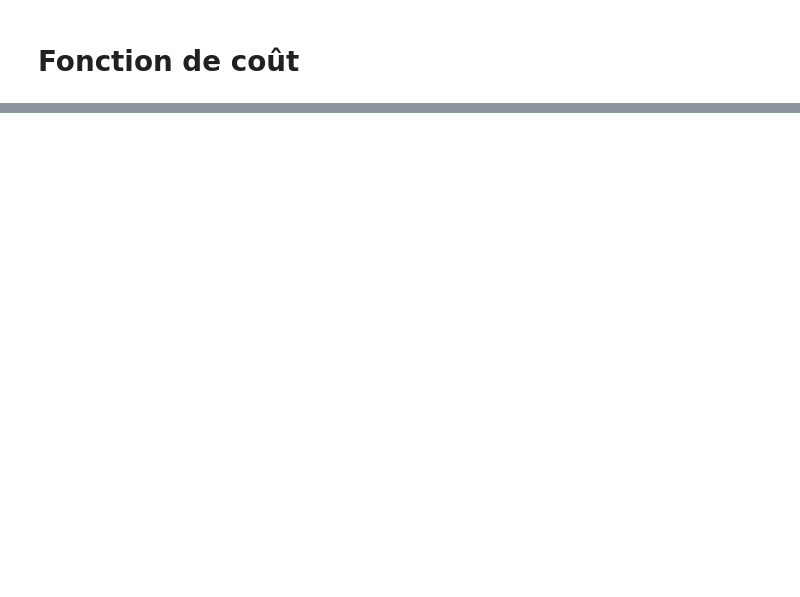
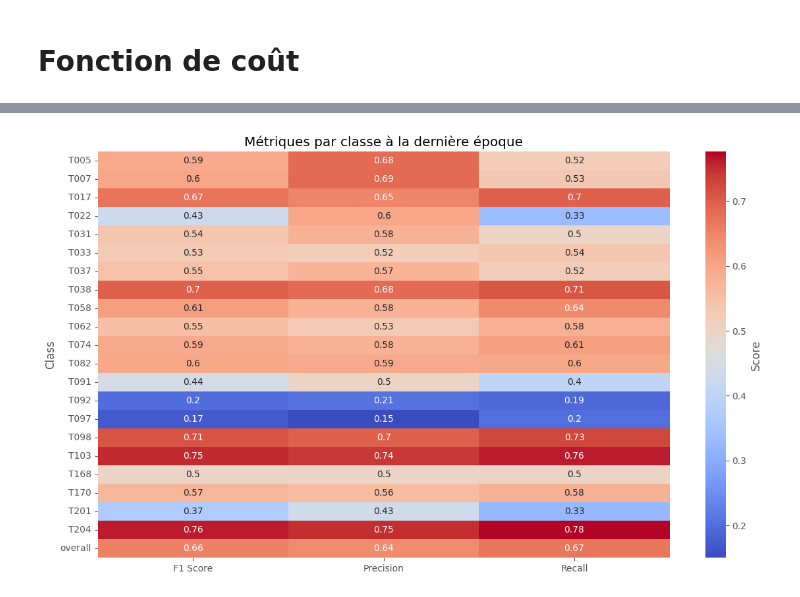
Before and after one commit to Nicolassalvan/mti881-projet2, a Jupyter notebook: analyse.ipynb, the cells around one changed output, grey strips where cells are left out. Cells and saved outputs as stored; diff of their text form; code cells hidden in the pictures; blank space fills up the shorter version.

```diff
--- a/analyse.ipynb
+++ b/analyse.ipynb
@@ -550,0 +554,26 @@ df.head()
+# %%
+#analyse pour chaque classe
+
+last_epoch_metrics = eval_df[eval_df['epoch'] == eval_df['epoch'].max()]
+
+# on extrait les métriques pour chaque classe
+metrics = ['f1', 'precision', 'recall']
+classes = [col.split('_')[1] for col in last_epoch_metrics.columns if 'eval_' in col and '_f1' in col]
+
+# on créé un dataframe pour chaque métrique
+data = {
+    'Class': classes,
+    'F1 Score': [last_epoch_metrics[f'eval_{cls}_f1'].values[0] for cls in classes],
+    'Precision': [last_epoch_metrics[f'eval_{cls}_precision'].values[0] for cls in classes],
+    'Recall': [last_epoch_metrics[f'eval_{cls}_recall'].values[0] for cls in classes]
+}
+
+metrics_df = pd.DataFrame(data).set_index('Class')
+
+# creation figure heatmap
+plt.figure(figsize=(14, 8))
+sns.heatmap(metrics_df, annot=True, cmap='coolwarm', cbar_kws={'label': 'Score'})
+plt.title('Métriques par classe à la dernière époque')
+plt.show()
+# %% [output]
+[figure, added]
```
Also changed, not shown: parts of 9 cells of this notebook.
